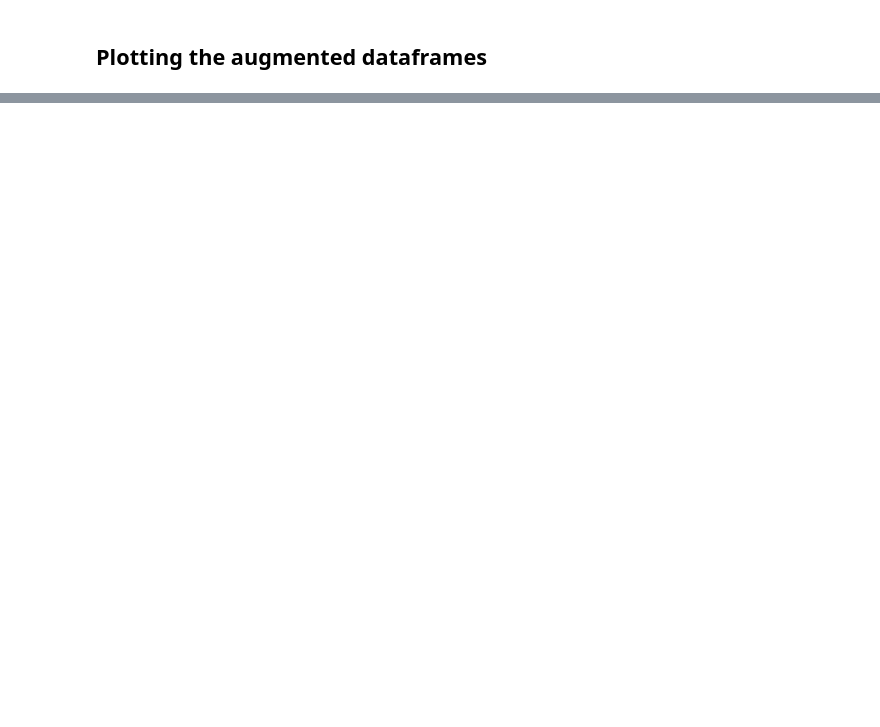
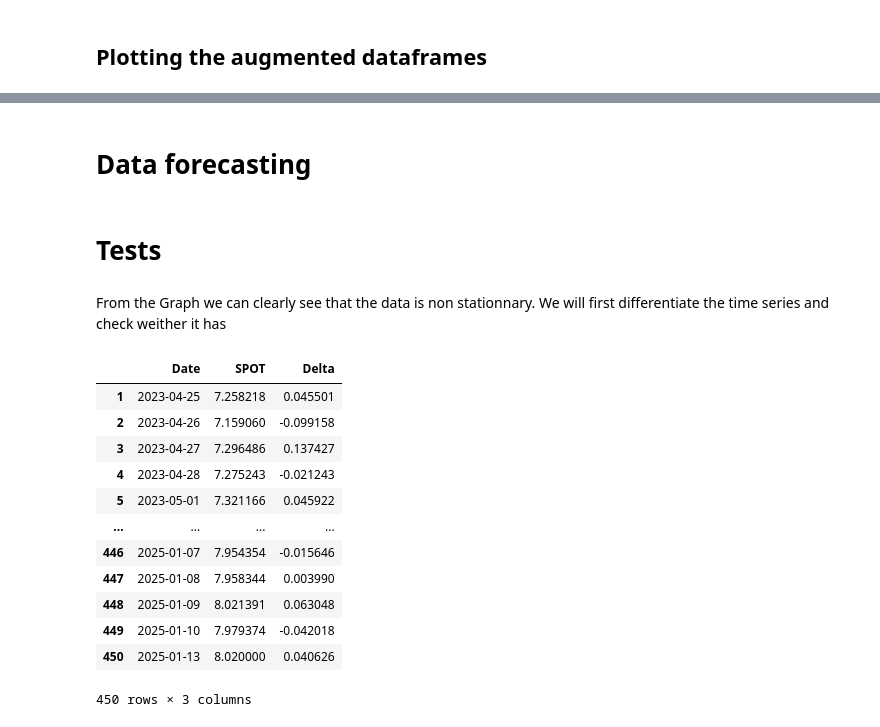
Before and after one commit to R4nd0mnam3/Time_series_Prediction, a Jupyter notebook: main.ipynb, the cells around one changed output, grey strips where cells are left out. Saved outputs shown, nothing was run; the diff lists cells and outputs as text; code cells hidden in the pictures; blank space fills up the shorter version.

```diff
--- a/main.ipynb
+++ b/main.ipynb
@@ -104,0 +105,25 @@ plt.show()
+# %% [markdown]
+# Data forecasting
+# %% [markdown]
+# Tests
+# %% [markdown]
+From the Graph we can clearly see that the data is non stationnary. We will first differentiate the time series and check weither it has
+# %%
+diff_classic_df = augmented_classic_df.copy()
+diff_classic_df["Delta"] = diff_classic_df["SPOT"] - diff_classic_df["SPOT"].shift(1)
+diff_classic_df.dropna(inplace = True)
+diff_classic_df
+# %% [output]
+|  | Date | SPOT | Delta |
+| 1 | 2023-04-25 | 7.258218 | 0.045501 |
+| 2 | 2023-04-26 | 7.159060 | -0.099158 |
+| 3 | 2023-04-27 | 7.296486 | 0.137427 |
+| 4 | 2023-04-28 | 7.275243 | -0.021243 |
+| 5 | 2023-05-01 | 7.321166 | 0.045922 |
+| ... | ... | ... | ... |
+| 446 | 2025-01-07 | 7.954354 | -0.015646 |
+| 447 | 2025-01-08 | 7.958344 | 0.003990 |
+| 448 | 2025-01-09 | 8.021391 | 0.063048 |
+| 449 | 2025-01-10 | 7.979374 | -0.042018 |
+| 450 | 2025-01-13 | 8.020000 | 0.040626 |
+450 rows × 3 columns
```
Also changed, not shown: parts of 7 cells of this notebook.
